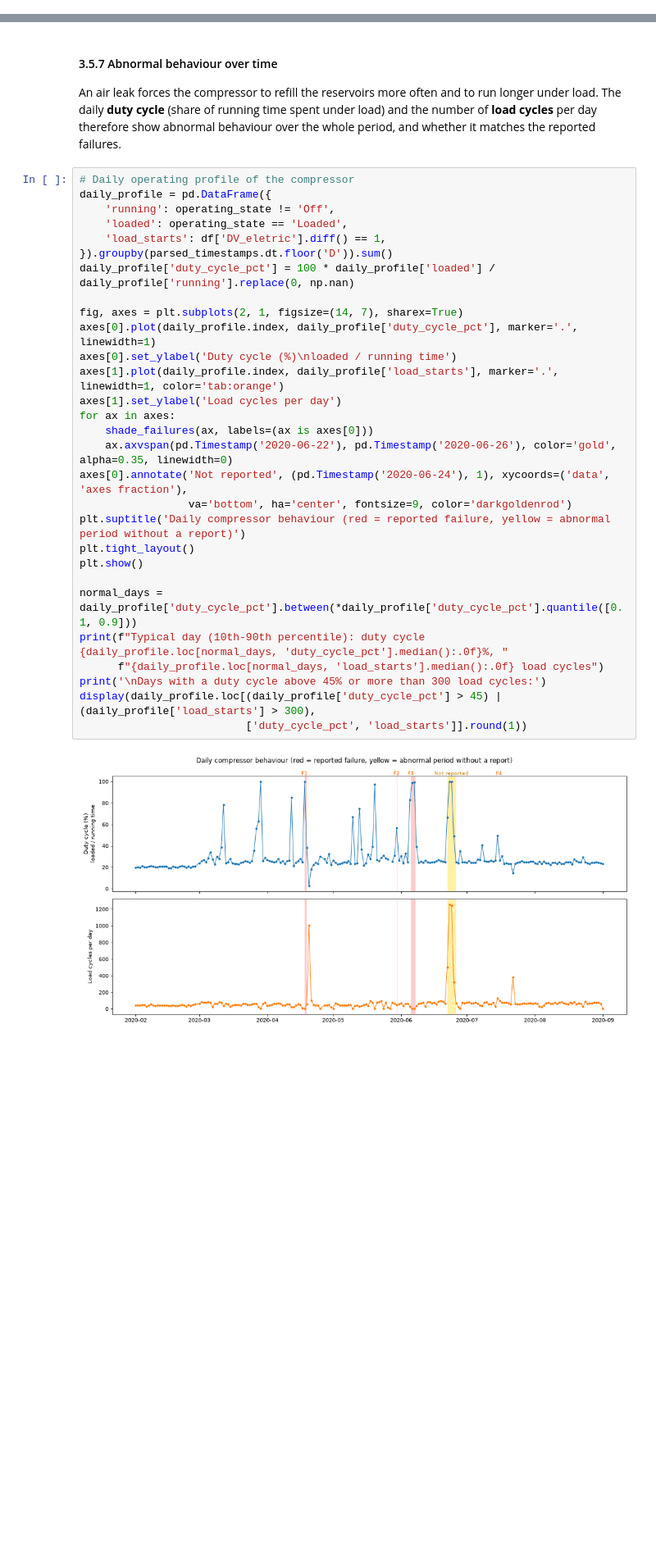
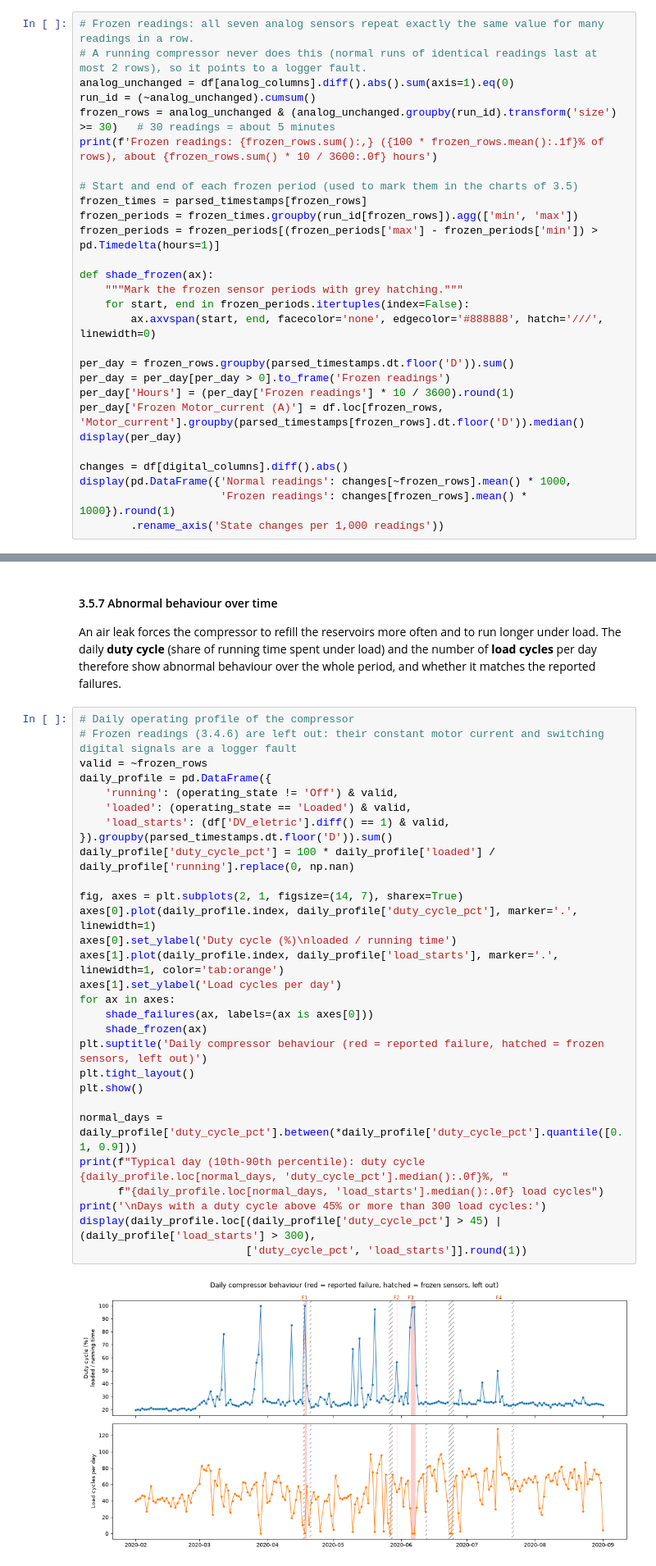
Before and after one commit to Agrima010/industrial-analytics-predictive-maintenance, a Jupyter notebook: MetroPT3_Data Exploratory Analysis.ipynb, the cells around one changed output, grey strips where cells are left out. Shown at 82% size. Drawn from its saved outputs; the diff is of its cells as text; blank space fills up the shorter version.

```diff
--- a/MetroPT3_Data Exploratory Analysis.ipynb
+++ b/MetroPT3_Data Exploratory Analysis.ipynb
@@ -847,3 +848,31 @@ display(pd.Series(constant_runs, name='Longest constant run (h)').round(1).to_fr
 | Pressure_switch | 57.2 |
 | Oil_level | 847.5 |
 | Caudal_impulses | 974.9 |
+# %%
+# Frozen readings: all seven analog sensors repeat exactly the same value for many readings in a row.
+# A running compressor never does this (normal runs of identical readings last at most 2 rows), so it points to a logger fault.
+analog_unchanged = df[analog_columns].diff().abs().sum(axis=1).eq(0)
+run_id = (~analog_unchanged).cumsum()
+frozen_rows = analog_unchanged & (analog_unchanged.groupby(run_id).transform('size') >= 30)   # 30 readings = about 5 minutes
+print(f'Frozen readings: {frozen_rows.sum():,} ({100 * frozen_rows.mean():.1f}% of rows), about {frozen_rows.sum() * 10 / 3600:.0f} hours')
+
+# Start and end of each frozen period (used to mark them in the charts of 3.5)
+frozen_times = parsed_timestamps[frozen_rows]
+frozen_periods = frozen_times.groupby(run_id[frozen_rows]).agg(['min', 'max'])
+frozen_periods = frozen_periods[(frozen_periods['max'] - frozen_periods['min']) > pd.Timedelta(hours=1)]
+
+def shade_frozen(ax):
+    """Mark the frozen sensor periods with grey hatching."""
+    for start, end in frozen_periods.itertuples(index=False):
+        ax.axvspan(start, end, facecolor='none', edgecolor='#888888', hatch='///', linewidth=0)
+
+per_day = frozen_rows.groupby(parsed_timestamps.dt.floor('D')).sum()
+per_day = per_day[per_day > 0].to_frame('Frozen readings')
+per_day['Hours'] = (per_day['Frozen readings'] * 10 / 3600).round(1)
+per_day['Frozen Motor_current (A)'] = df.loc[frozen_rows, 'Motor_current'].groupby(parsed_timestamps[frozen_rows].dt.floor('D')).median()
+display(per_day)
+
+changes = df[digital_columns].diff().abs()
+display(pd.DataFrame({'Normal readings': changes[~frozen_rows].mean() * 1000,
+                      'Frozen readings': changes[frozen_rows].mean() * 1000}).round(1)
+        .rename_axis('State changes per 1,000 readings'))
@@ -1159,35 +1296,35 @@ These signals are therefore kept: they may indicate abnormal periods. With only
 An air leak forces the compressor to refill the reservoirs more often and to run longer under load. The daily **duty cycle** (share of running time spent under load) and the number of **load cycles** per day therefore show abnormal behaviour over the whole period, and whether it matches the reported failures.
 # %%
 # Daily operating profile of the compressor
+# Frozen readings (3.4.6) are left out: their constant motor current and switching digital signals are a logger fault
+valid = ~frozen_rows
 daily_profile = pd.DataFrame({
-    'running': operating_state != 'Off',
-    'loaded': operating_state == 'Loaded',
-    'load_starts': df['DV_eletric'].diff() == 1,
+    'running': (operating_state != 'Off') & valid,
+    'loaded': (operating_state == 'Loaded') & valid,
+    'load_starts': (df['DV_eletric'].diff() == 1) & valid,
 }).groupby(parsed_timestamps.dt.floor('D')).sum()
 daily_profile['duty_cycle_pct'] = 100 * daily_profile['loaded'] / daily_profile['running'].replace(0, np.nan)
 
 fig, axes = plt.subplots(2, 1, figsize=(14, 7), sharex=True)
 axes[0].plot(daily_profile.index, daily_profile['duty_cycle_pct'], marker='.', linewidth=1)
 axes[0].set_ylabel('Duty cycle (%)\nloaded / running time')
 axes[1].plot(daily_profile.index, daily_profile['load_starts'], marker='.', linewidth=1, color='tab:orange')
 axes[1].set_ylabel('Load cycles per day')
 for ax in axes:
     shade_failures(ax, labels=(ax is axes[0]))
-    ax.axvspan(pd.Timestamp('2020-06-22'), pd.Timestamp('2020-06-26'), color='gold', alpha=0.35, linewidth=0)
-axes[0].annotate('Not reported', (pd.Timestamp('2020-06-24'), 1), xycoords=('data', 'axes fraction'),
-                 va='bottom', ha='center', fontsize=9, color='darkgoldenrod')
-plt.suptitle('Daily compressor behaviour (red = reported failure, yellow = abnormal period without a report)')
+    shade_frozen(ax)
+plt.suptitle('Daily compressor behaviour (red = reported failure, hatched = frozen sensors, left out)')
 plt.tight_layout()
 plt.show()
 
 normal_days = daily_profile['duty_cycle_pct'].between(*daily_profile['duty_cycle_pct'].quantile([0.1, 0.9]))
 print(f"Typical day (10th-90th percentile): duty cycle {daily_profile.loc[normal_days, 'duty_cycle_pct'].median():.0f}%, "
       f"{daily_profile.loc[normal_days, 'load_starts'].median():.0f} load cycles")
 print('\nDays with a duty cycle above 45% or more than 300 load cycles:')
 display(daily_profile.loc[(daily_profile['duty_cycle_pct'] > 45) | (daily_profile['load_starts'] > 300),
                           ['duty_cycle_pct', 'load_starts']].round(1))
 # %% [output]
-[figure, old version]
+[figure, new version]
 Typical day (10th-90th percentile): duty cycle 25%, 60 load cycles
 
 Days with a duty cycle above 45% or more than 300 load cycles:
```
Also changed, not shown: parts of 43 cells of this notebook, 1 other file.
